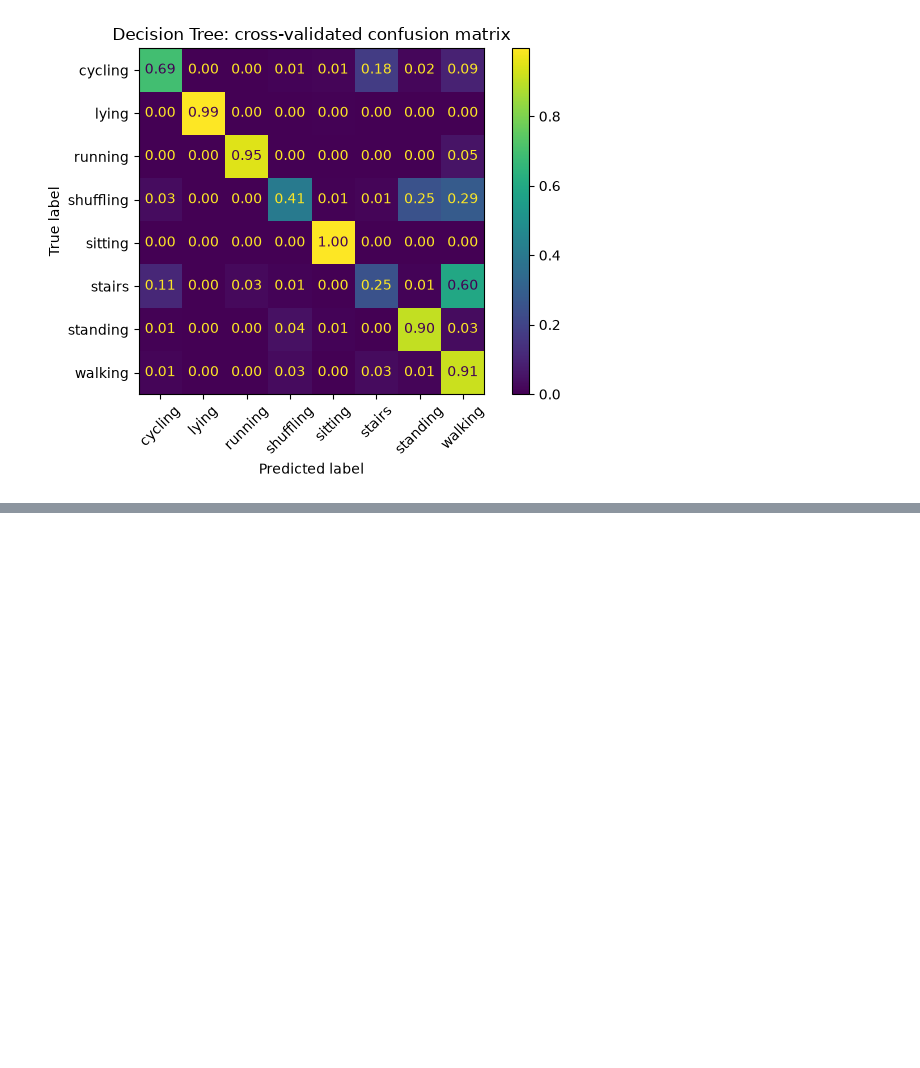
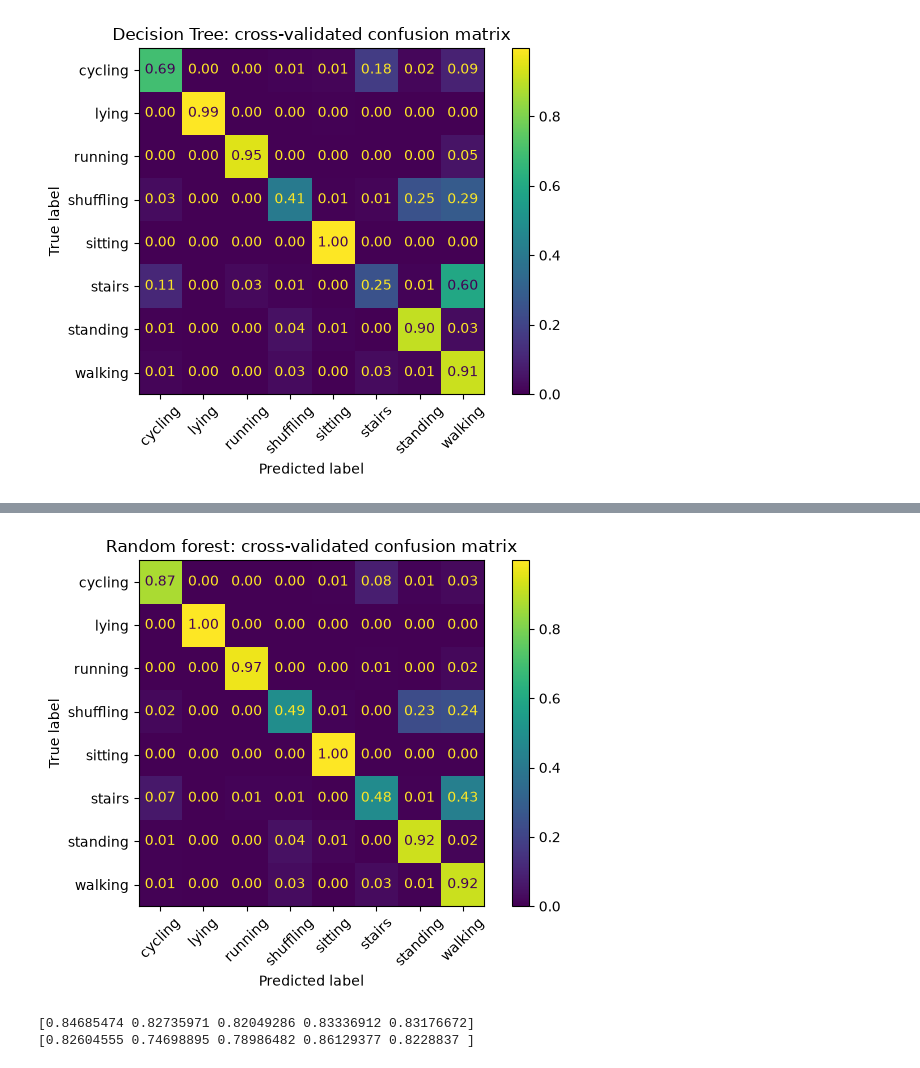
Before and after one commit to sarabartolo/harth-free-living-activity-recognition, a Jupyter notebook: notebooks/04_model_comparison.ipynb, the cells around one changed output, grey strips where cells are left out. Drawn from its saved outputs; the diff is of its cells as text; code cells hidden in the pictures; blank space fills up the shorter version.

```diff
--- a/notebooks/04_model_comparison.ipynb
+++ b/notebooks/04_model_comparison.ipynb
@@ -328,0 +376,24 @@ results_table
+# %%
+# Best random forest model (max_depth = None, min_samples_leaf = 1)
+best_forest = grid_forest.best_estimator_
+
+# Evaluate the tuned model with the same folds and metrics as other models
+results_best_forest = cross_validate(best_forest, X, y, groups=groups, cv=cv,
+                                    scoring={"f1": "f1_macro", "balanced_accuracy": "balanced_accuracy"})
+pred_best_forest = cross_val_predict(best_forest, X, y, groups=groups, cv=cv)
+
+# Plot confusion matrix
+ConfusionMatrixDisplay.from_predictions(y, pred_best_forest, normalize="true", values_format=".2f", xticks_rotation=45)
+plt.title("Random forest: cross-validated confusion matrix")
+plt.tight_layout()
+plt.show()
+# %% [output]
+[figure, added]
+# %%
+# Fold-by-fold macro F1: forest vs logistic regression on the same 5 folds.
+# Comparing within each fold shows whether it is consistently better
+print(results_best_forest["test_f1"])
+print(results_logreg["test_f1"])
+# %% [output]
+[0.84685474 0.82735971 0.82049286 0.83336912 0.83176672]
+[0.82604555 0.74698895 0.78986482 0.86129377 0.8228837 ]
```
Also changed, not shown: parts of 31 cells of this notebook, 4 other files.
